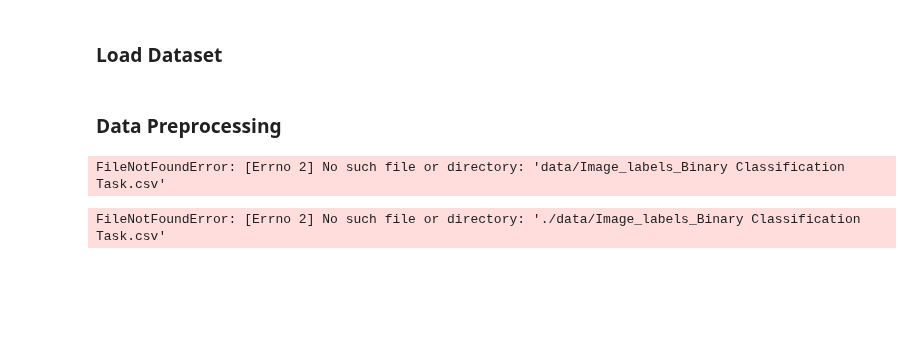
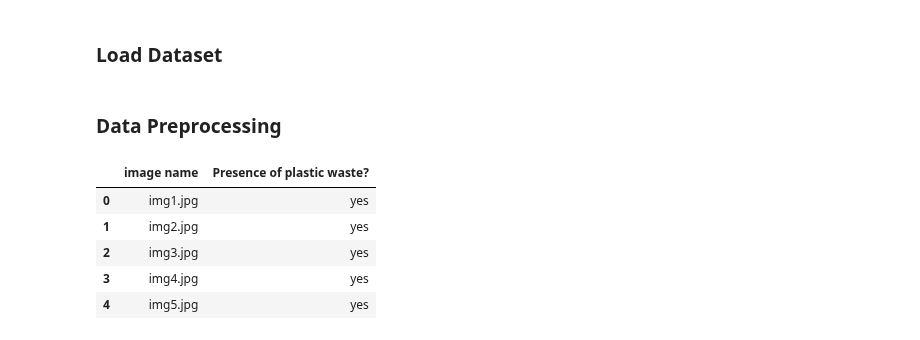
Before and after one commit to williamtheodoruswijaya/PDIS-Net, a Jupyter notebook: eda/split/split.ipynb, the cells around one changed output. Saved outputs shown, nothing was run; the diff lists cells and outputs as text; code cells hidden in the pictures; blank space fills up the shorter version.

```diff
--- a/eda/split/split.ipynb
+++ b/eda/split/split.ipynb
@@ -24,13 +25,14 @@ IMAGES_DIR = ROOT + "/Raw_Images"
 SEED = 42
 # %% [markdown]
 ### Data Preprocessing
-# %%
-pd.read_csv("data/Image_labels_Binary Classification Task.csv").head()
-# %% [output]
-FileNotFoundError: [Errno 2] No such file or directory: 'data/Image_labels_Binary Classification Task.csv'
 # %%
-labels_df = pd.read_csv(ROOT + "/Image_labels_Binary Classification Task.csv")
+labels_df = pd.read_csv(ROOT / "Image_labels_Binary Classification Task.csv")
 
 labels_df.head()
 # %% [output]
-FileNotFoundError: [Errno 2] No such file or directory: './data/Image_labels_Binary Classification Task.csv'
+|  | image name | Presence of plastic waste? |
+| 0 | img1.jpg | yes |
+| 1 | img2.jpg | yes |
+| 2 | img3.jpg | yes |
+| 3 | img4.jpg | yes |
+| 4 | img5.jpg | yes |
```
Also changed, not shown: parts of 53 cells of this notebook.
